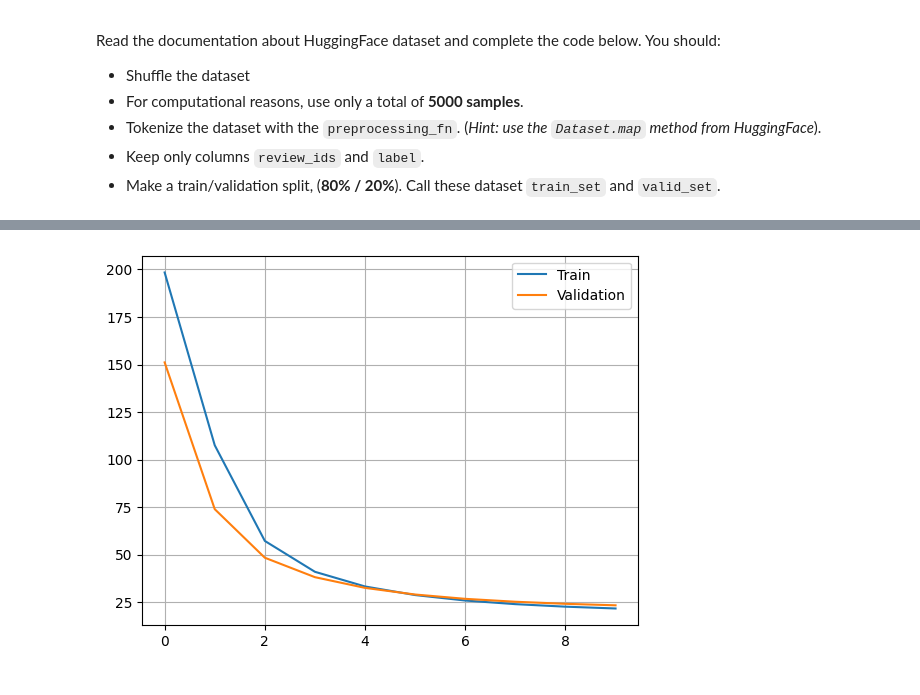
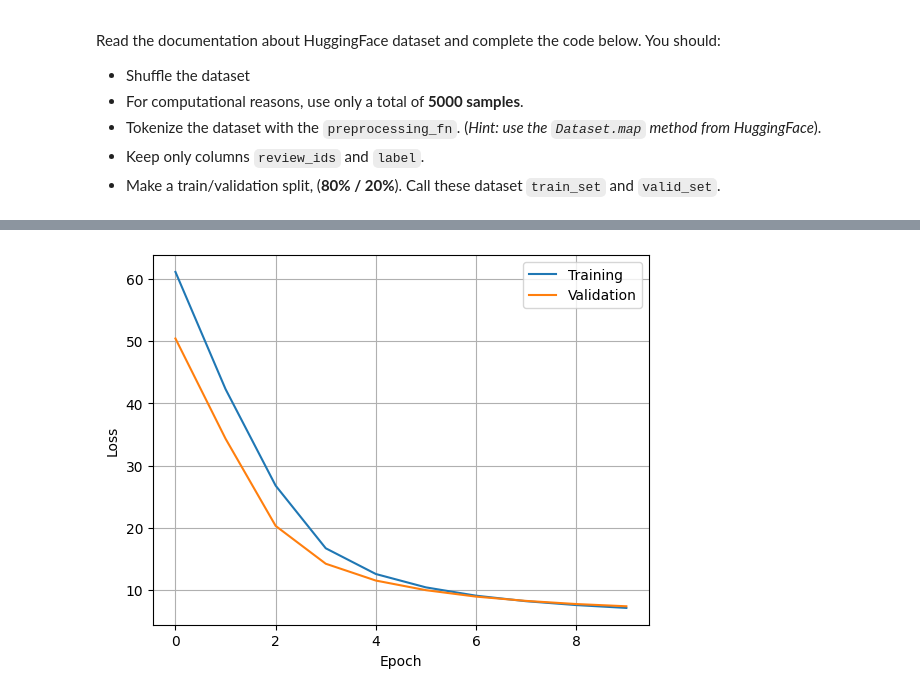
Before and after one commit to abhg86/LLM, a Jupyter notebook: TP2/2_hw_word2vec.ipynb, the cells around one changed output, grey strips where cells are left out. Drawn from its saved outputs; the diff is of its cells as text; code cells hidden in the pictures.

```diff
--- a/TP2/2_hw_word2vec.ipynb
+++ b/TP2/2_hw_word2vec.ipynb
@@ -242,17 +227,22 @@ optimizer = torch.optim.Adam(model.parameters(), lr=1e-3)
 device = torch.device("cuda" if torch.cuda.is_available() else "cpu")
 model.to(device)
 
+# BCEWithLogitsLoss is equivalent to our loss and more stable than using a log and sigmoid
+loss = nn.BCEWithLogitsLoss(reduction='sum')
+
 losses = torch.empty((EPOCH_COUNT, 2))
+accuracies = torch.empty(EPOCH_COUNT)
 
-def run_batch(batch: dict):
-  word = batch["word_id"].to(device)
-  c_pos = batch["positive_context_ids"].to(device)
-  c_neg = batch["negative_context_ids"].to(device)
+def compute_batch_loss(batch: dict):
+  token_word = batch["word_id"].to(device)
+  tokens_pos = batch["positive_context_ids"].to(device)
+  tokens_neg = batch["negative_context_ids"].to(device)
 
-  out_pos = model(word, c_pos)
-  out_neg = model(word, c_neg)
+  embeddings_pos = model(token_word, tokens_pos)
+  embeddings_neg = model(token_word, tokens_neg)
 
-  return ((-F.logsigmoid(out_pos)).sum(dim=1) - F.logsigmoid(-out_neg).sum(dim=1)).mean()
+  return loss(embeddings_pos, torch.ones_like(embeddings_pos)) + loss(embeddings_neg, torch.zeros_like(embeddings_neg))
+
 
 for epoch in range(EPOCH_COUNT):
   epoch_loss_train = 0.0
@@ -263,24 +253,35 @@ for epoch in range(EPOCH_COUNT):
   for batch_train in tqdm(train_loader):
     optimizer.zero_grad()
 
-    batch_loss = run_batch(batch_train)
+    batch_loss = compute_batch_loss(batch_train)
     batch_loss.backward()
     optimizer.step()
 
-    epoch_loss_train += batch_loss.item() * batch_train["word_id"].size(0)
+    epoch_loss_train += batch_loss.item()
 
 
   model.eval()
 
+  correct_count = 0.0
+
   for batch_valid in tqdm(valid_loader):
     with torch.no_grad():
-      epoch_loss_valid += run_batch(batch_valid).item() * batch_valid["word_id"].size(0)
+      epoch_loss_valid += compute_batch_loss(batch_valid).item()
 
+      token_word = batch_valid["word_id"].to(device)
+      tokens_pos = batch_valid["positive_context_ids"].to(device)
+      tokens_neg = batch_valid["negative_context_ids"].to(device)
+
+      correct_count += (model(token_word, tokens_pos) >= 0).sum().item()
+      correct_count += (model(token_word, tokens_neg) <= 0).sum().item()
+
+  accuracies[epoch] = correct_count / (len(valid_loader.dataset) * (2 * (K + 1) * R))
   losses[epoch, 0] = epoch_loss_train / len(train_loader.dataset) # type: ignore
   losses[epoch, 1] = epoch_loss_valid / len(valid_loader.dataset) # type: ignore
 
-  print("epoch nb :" , epoch)
+  print("epoch nb:" , epoch)
   print(f"loss: {losses[epoch]}")
+  print(f"accuracy: {accuracies[epoch]}")
 
 save_model(model, EPOCH_COUNT)
 # %% [output]
@@ -320,11 +318,11 @@ tensor([[198.4235, 151.1207],
 # %%
-from matplotlib import pyplot as plt
-
 fig, ax = plt.subplots()
 
-ax.plot(losses[:, 0], label='Train')
+ax.plot(losses[:, 0], label='Training')
 ax.plot(losses[:, 1], label='Validation')
+ax.set_xlabel('Epoch')
+ax.set_ylabel('Loss')
 ax.grid()
 ax.legend();
 # %% [output]
-[figure, old version]
+[figure, new version]
```
Also changed, not shown: parts of 12 cells of this notebook.
